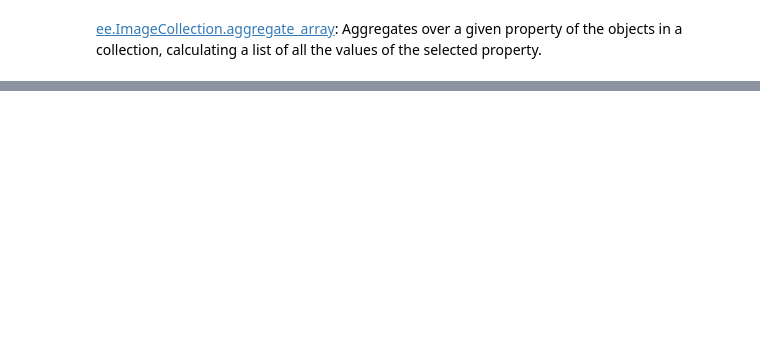
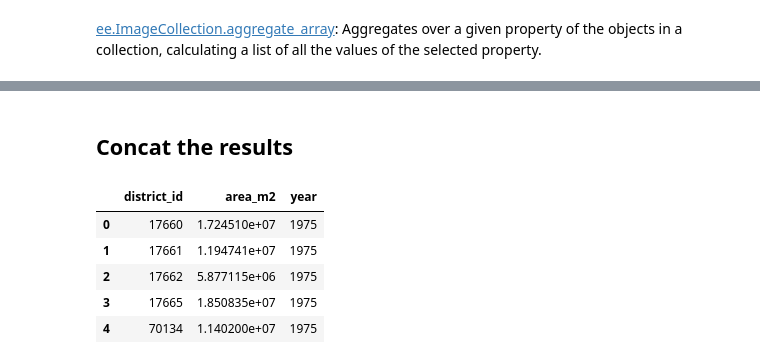
Before and after one commit to kavyajeetbora/end_to_end_gee_with_python, a Jupyter notebook: Development/District-Builtup-Index-GHSL.ipynb, the cells around one changed output, grey strips where cells are left out. Cells and saved outputs as stored; diff of their text form; code cells hidden in the pictures; blank space fills up the shorter version.

```diff
--- a/Development/District-Builtup-Index-GHSL.ipynb
+++ b/Development/District-Builtup-Index-GHSL.ipynb
@@ -20,5 +58,0 @@ print(years)
-# %%
-# Load the district boundaries dataset
-districts = ee.FeatureCollection("FAO/GAUL/2015/level2").filter(ee.Filter.eq('ADM0_NAME', 'India'))
-districts = districts.select(['ADM2_CODE', 'ADM2_NAME', 'ADM1_NAME', 'Shape_Area'])
-feature = districts.first()
@@ -69,0 +109,13 @@ gdf.head()
+# %% [markdown]
+ ## Concat the results
+# %%
+df_final = pd.concat(dfs)
+df_final['year'] = df_final['year'].astype(int)
+df_final.head()
+# %% [output]
+|  | district_id | area_m2 | year |
+| 0 | 17660 | 1.724510e+07 | 1975 |
+| 1 | 17661 | 1.194741e+07 | 1975 |
+| 2 | 17662 | 5.877115e+06 | 1975 |
+| 3 | 17665 | 1.850835e+07 | 1975 |
+| 4 | 70134 | 1.140200e+07 | 1975 |
```
Also changed, not shown: parts of 13 cells of this notebook.
